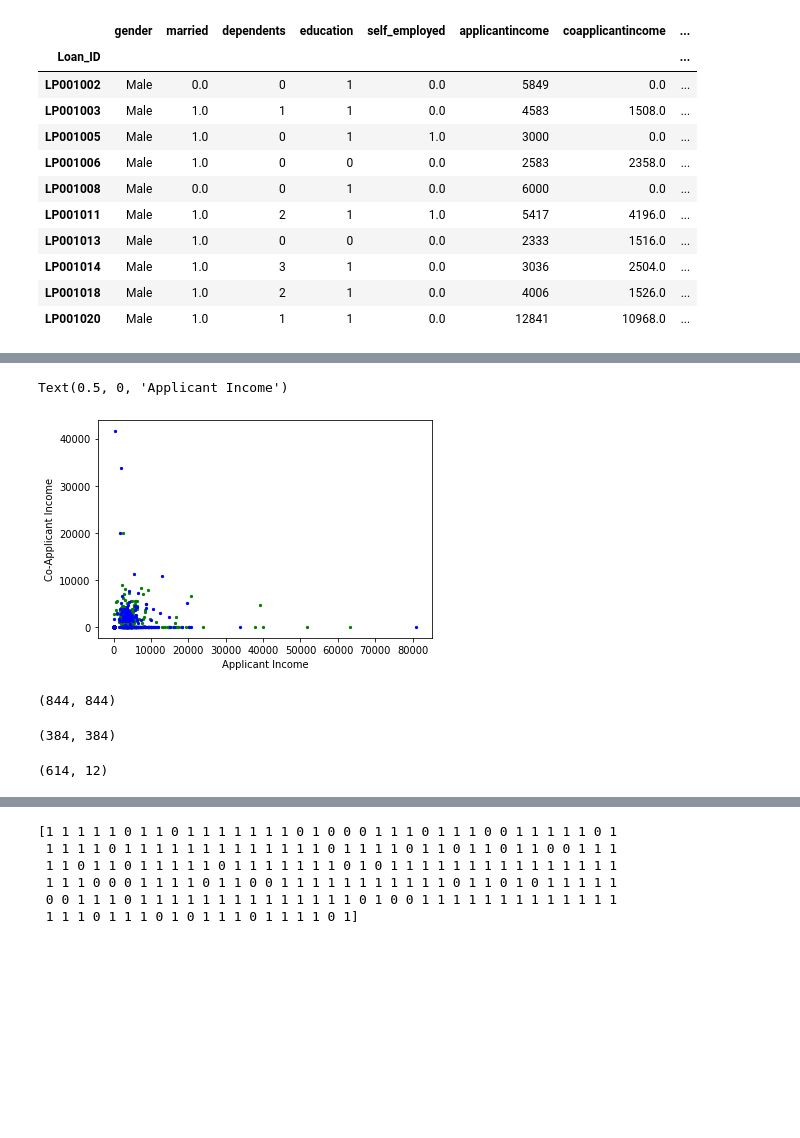
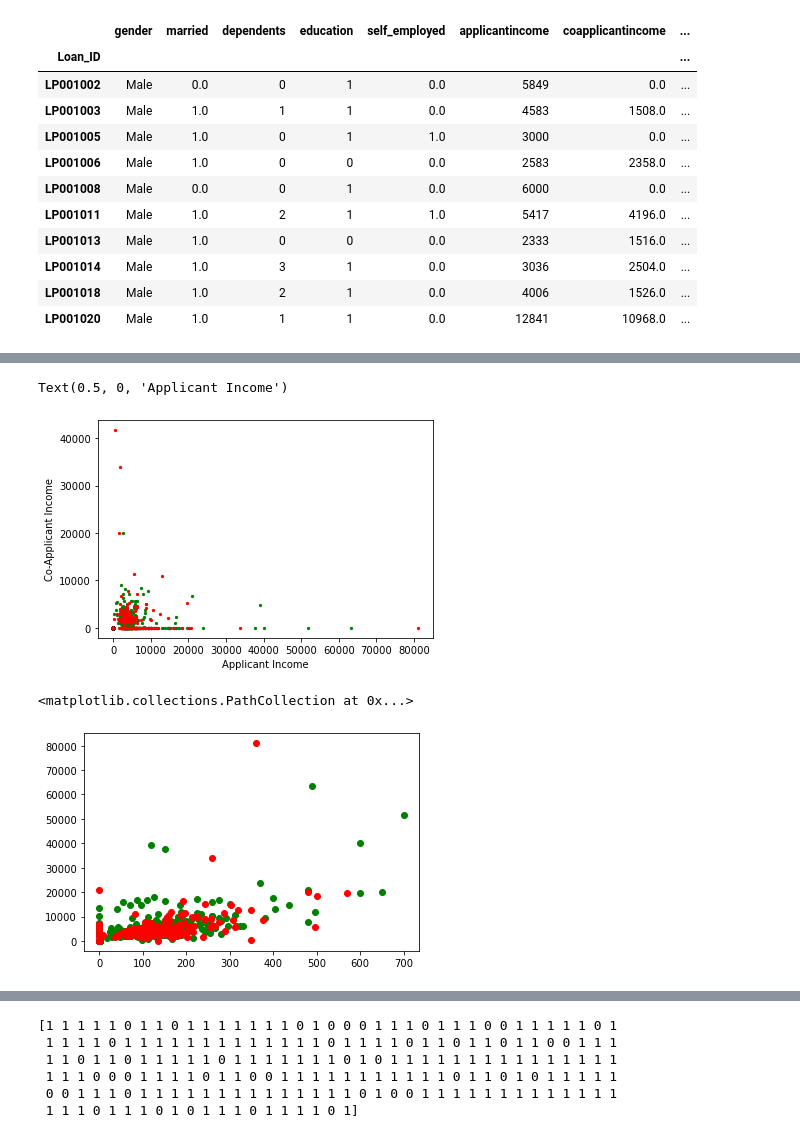
Before and after one commit to vikram0230/Loan-Prediction, a Jupyter notebook: Logistic Regression.ipynb, the cells around one changed output, grey strips where cells are left out. Drawn from its saved outputs; the diff is of its cells as text; code cells hidden in the pictures; blank space fills up the shorter version.

```diff
--- a/Logistic Regression.ipynb
+++ b/Logistic Regression.ipynb
@@ -75,26 +108,24 @@ coapp = df[['coapplicantincome','loan_status']]
 # %%
-#scatter plot
+# applicant income vs coapplicant income
 app_1 = app[app.loan_status == 1]
 app_0 = app[app.loan_status == 0]
 coapp_1 = coapp[coapp.loan_status == 1]
 coapp_0 = coapp[coapp.loan_status == 0]
+
+plt.scatter(app_1,coapp_1,s=5,color='green')
+plt.scatter(app_0,coapp_0,s=5,color='red')
+plt.ylabel('Co-Applicant Income')
+plt.xlabel('Applicant Income')
+# %% [output]
+Text(0.5, 0, 'Applicant Income')
+[figure, added]
-# %%
-plt.scatter(app_1,coapp_1,s=5,color='green')
-plt.scatter(app_0,coapp_0,s=5,color='blue')
-plt.ylabel('Co-Applicant Income')
-plt.xlabel('Applicant Income')
-# %% [output]
-Text(0.5, 0, 'Applicant Income')
-[figure, removed]
-# %%
-np.size(app_1),np.size(coapp_1)
-# %% [output]
-(844, 844)
-# %%
-np.size(app_0),np.size(coapp_0)
-# %% [output]
-(384, 384)
-# %%
-df.shape
-# %% [output]
-(614, 12)
+# %%
+# loan amount vs applicant income
+lamt_1 = lamt[lamt.loan_status == 1]
+lamt_0 = lamt[lamt.loan_status == 0]
+
+plt.scatter(lamt_1,app_1,color='green')
+plt.scatter(lamt_0,app_0,color='red')
+# %% [output]
+<matplotlib.collections.PathCollection at 0x...>
+[figure, added]
```
Also changed, not shown: parts of 19 cells of this notebook.
